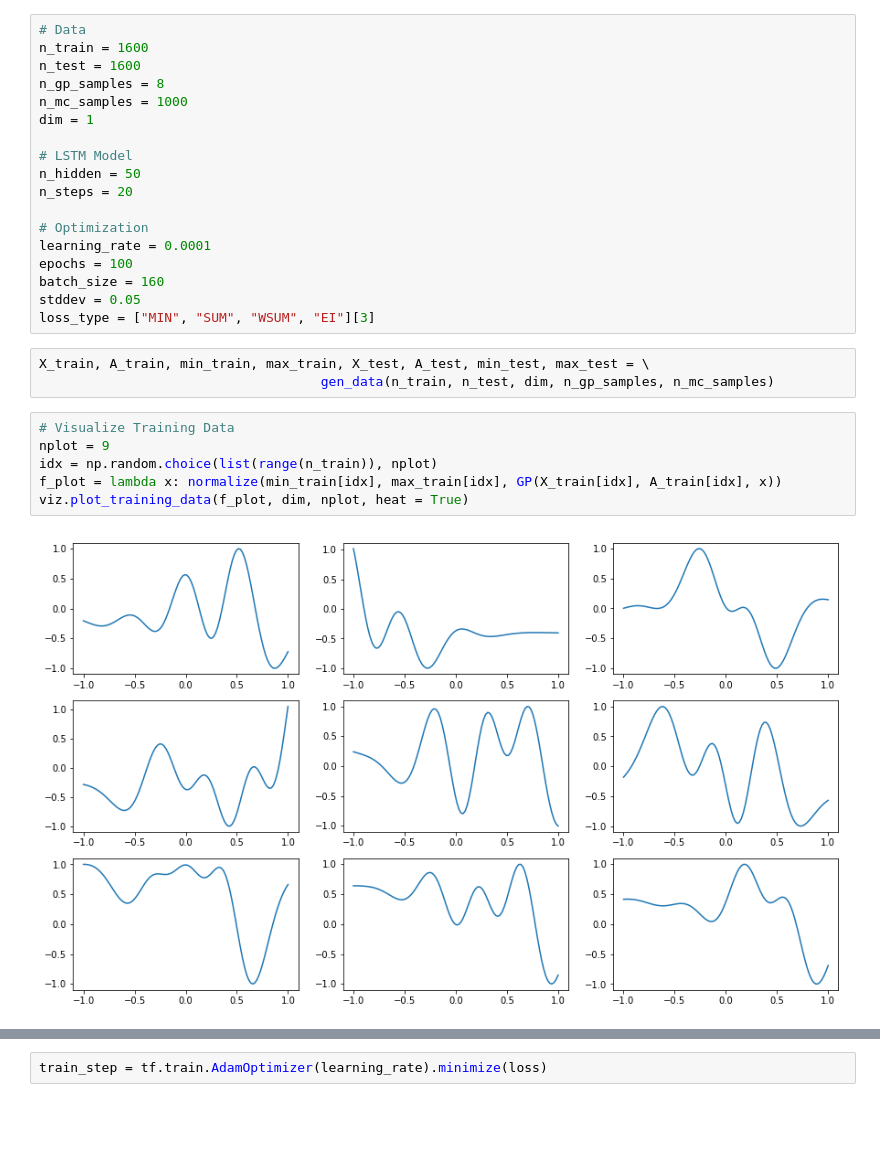
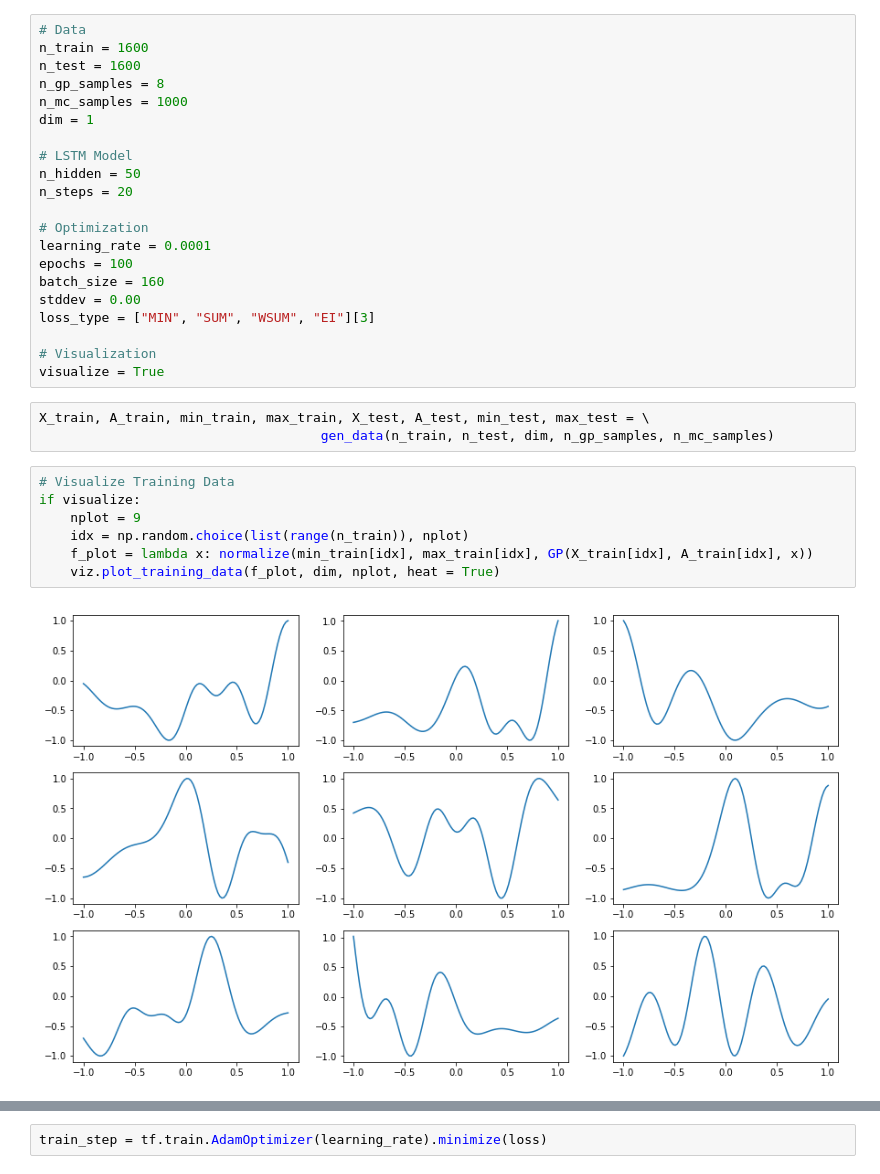
Before and after one commit to p16i/blackbox-optimization-using-rnns, a Jupyter notebook: GPOptimizeLSTM.ipynb, the cells around one changed output, grey strips where cells are left out. Saved outputs shown, nothing was run; the diff lists cells and outputs as text; blank space fills up the shorter version.

```diff
--- a/GPOptimizeLSTM.ipynb
+++ b/GPOptimizeLSTM.ipynb
@@ -135,19 +136,23 @@ n_steps = 20
 learning_rate = 0.0001
 epochs = 100
 batch_size = 160
-stddev = 0.05
+stddev = 0.00
 loss_type = ["MIN", "SUM", "WSUM", "EI"][3]
+
+# Visualization
+visualize = True
 # %%
 X_train, A_train, min_train, max_train, X_test, A_test, min_test, max_test = \
                                     gen_data(n_train, n_test, dim, n_gp_samples, n_mc_samples)
 # %%
 # Visualize Training Data
-nplot = 9
-idx = np.random.choice(list(range(n_train)), nplot)
-f_plot = lambda x: normalize(min_train[idx], max_train[idx], GP(X_train[idx], A_train[idx], x))
-viz.plot_training_data(f_plot, dim, nplot, heat = True)
+if visualize:
+    nplot = 9
+    idx = np.random.choice(list(range(n_train)), nplot)
+    f_plot = lambda x: normalize(min_train[idx], max_train[idx], GP(X_train[idx], A_train[idx], x))
+    viz.plot_training_data(f_plot, dim, nplot, heat = True)
 # %% [output]
-[figure, old version]
+[figure, new version]
 # %%
 # Create Model
 size = tf.placeholder(tf.int32,[])
```
Also changed, not shown: parts of 8 cells of this notebook.
